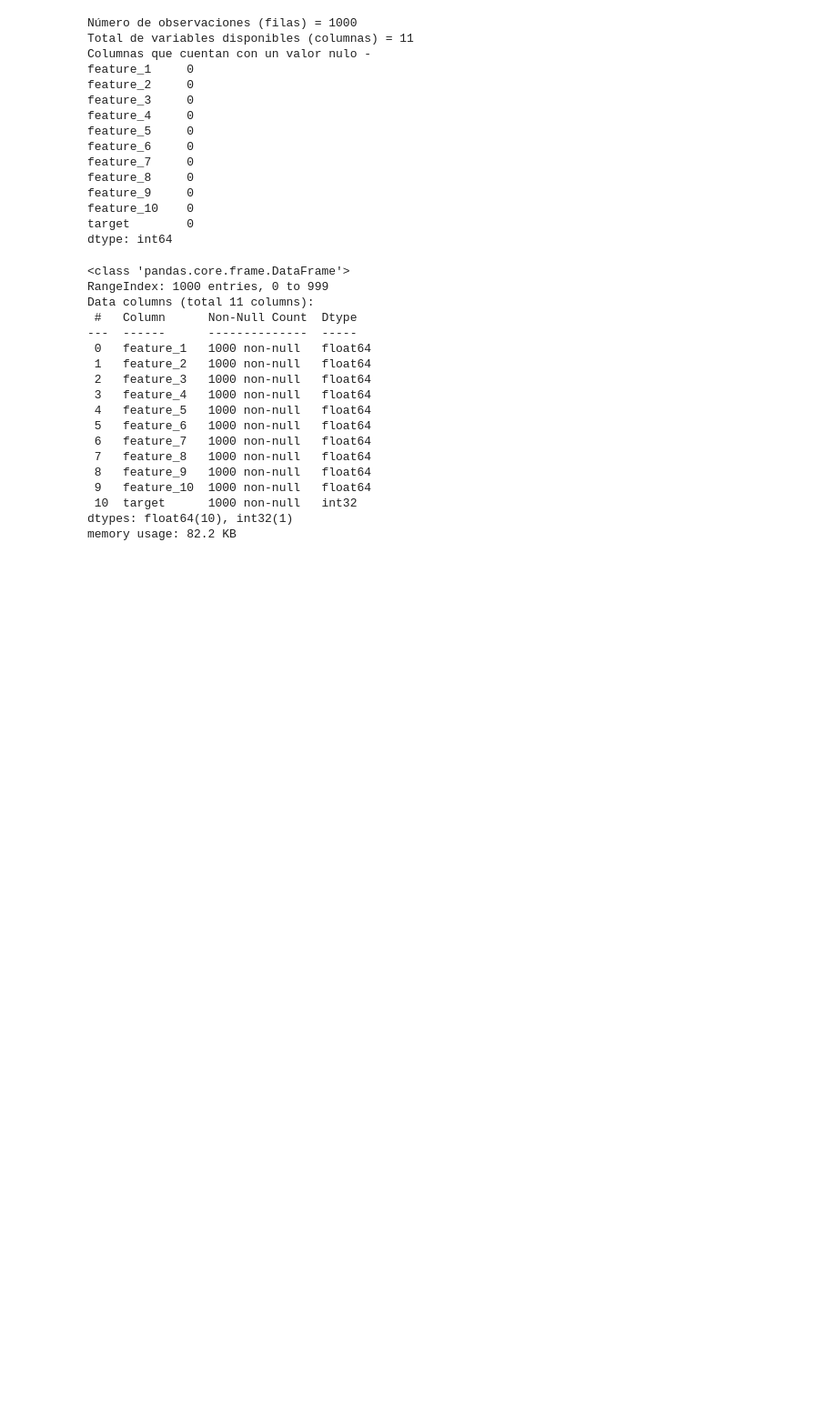
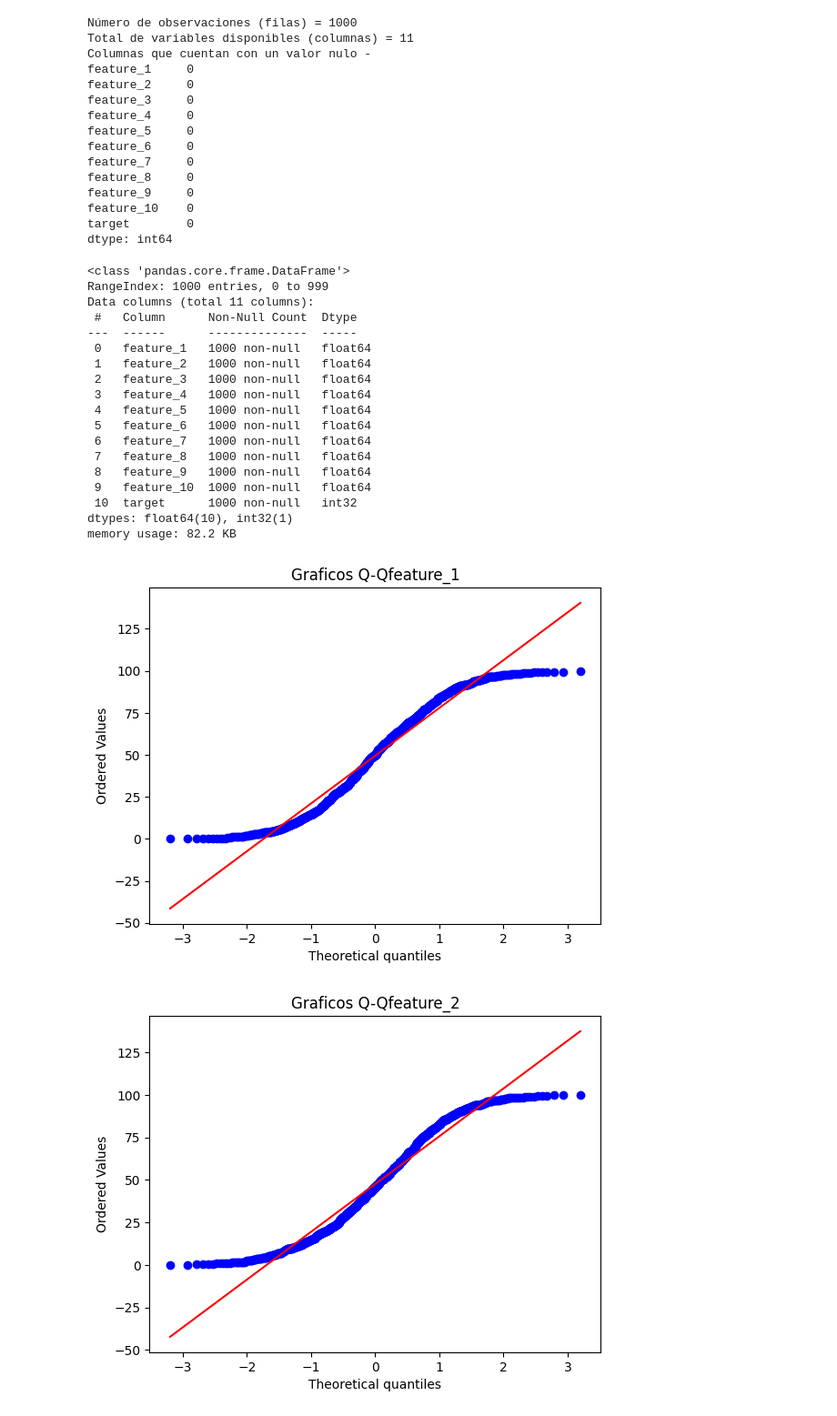
Before and after one commit to FrankRomeroT/H-bito, a Jupyter notebook: Redes Neuronales/Perceptrón Multicapa (MLP)/Clasificación Binaria/Dia 39/practica.ipynb, the cells around one changed output. Shown at 91% size. Cells and saved outputs as stored; diff of their text form; code cells hidden in the pictures; blank space fills up the shorter version.

```diff
--- a/Redes Neuronales/Perceptrón Multicapa (MLP)/Clasificación Binaria/Dia 39/practica.ipynb
+++ b/Redes Neuronales/Perceptrón Multicapa (MLP)/Clasificación Binaria/Dia 39/practica.ipynb
@@ -83,0 +87,18 @@ memory usage: 82.2 KB
+# %%
+# Función para crear gráficos Q-Q
+
+def crear_quantile(variable,j):
+    plt.figure(j)
+    stats.probplot(df2[variable],dist='norm',plot=pylab)
+    plt.title('Graficos Q-Q'+variable)
+    plt.show()
+
+variables = ['feature_1','feature_2','feature_3','feature_4','feature_5',
+            'feature_6','feature_7','feature_8','feature_9','feature_10']
+
+# Generar gráficos Q-Q para cada variable
+for j, variable in enumerate(variables):
+    crear_quantile(variable,j)
+# %% [output]
+[figure, added]
+[figure, added]
```
Also changed, not shown: parts of 9 cells of this notebook, 4 other files.
